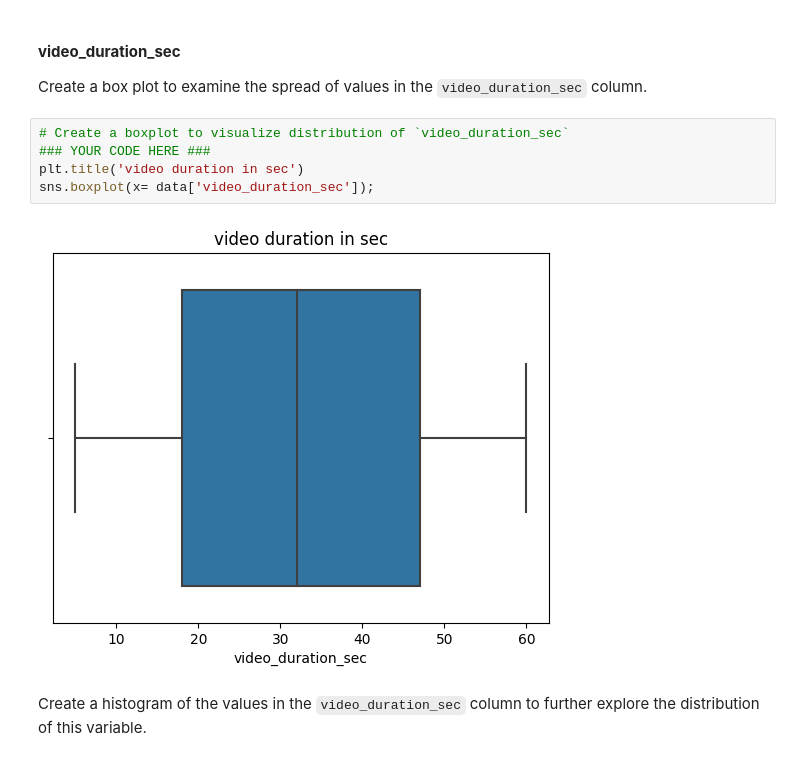
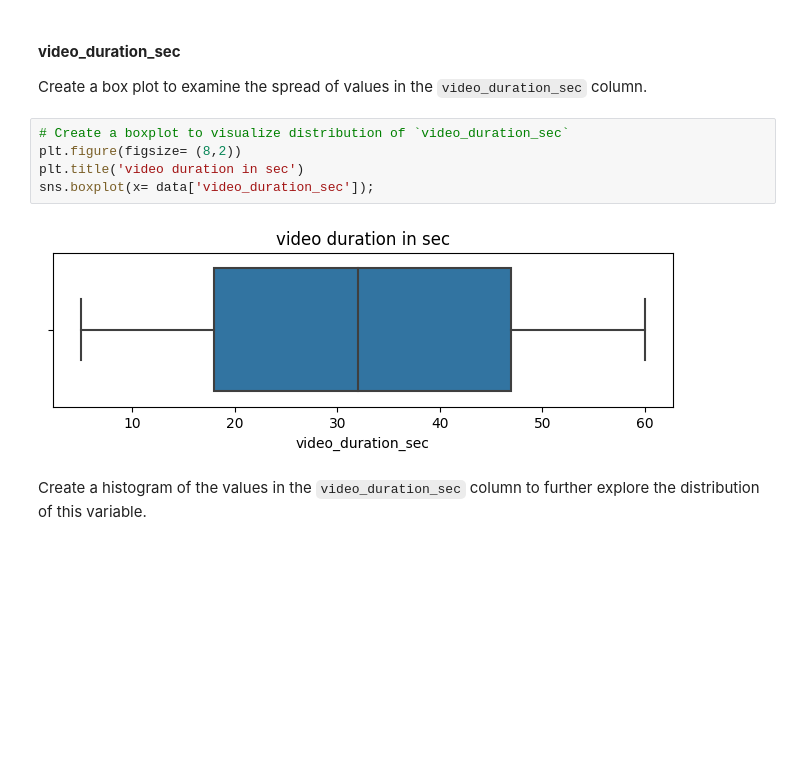
Before and after one commit to ItsAlValenci/TikTok_Case, a Jupyter notebook: EDA Tiktok case/Activity_Course 3 TikTok project lab.ipynb, the cells around one changed output. Saved outputs shown, nothing was run; the diff lists cells and outputs as text; blank space fills up the shorter version.

```diff
--- a/EDA Tiktok case/Activity_Course 3 TikTok project lab.ipynb
+++ b/EDA Tiktok case/Activity_Course 3 TikTok project lab.ipynb
@@ -224,11 +219,11 @@ Now that you have assessed your data, it’s time to plot your visualization(s).
 Create a box plot to examine the spread of values in the `video_duration_sec` column.
 # %%
 # Create a boxplot to visualize distribution of `video_duration_sec`
-### YOUR CODE HERE ###
+plt.figure(figsize= (8,2))
 plt.title('video duration in sec')
 sns.boxplot(x= data['video_duration_sec']);
 # %% [output]
-[figure, old version]
+[figure, new version]
 # %% [markdown]
 Create a histogram of the values in the `video_duration_sec` column to further explore the distribution of this variable.
 # %%
```
Also changed, not shown: parts of 15 cells of this notebook.
